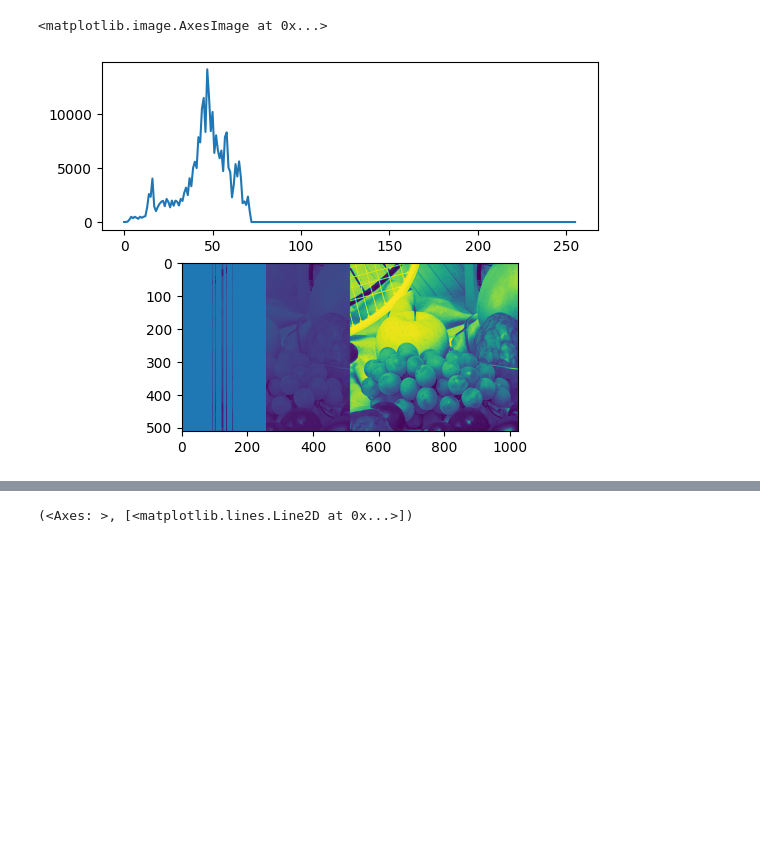
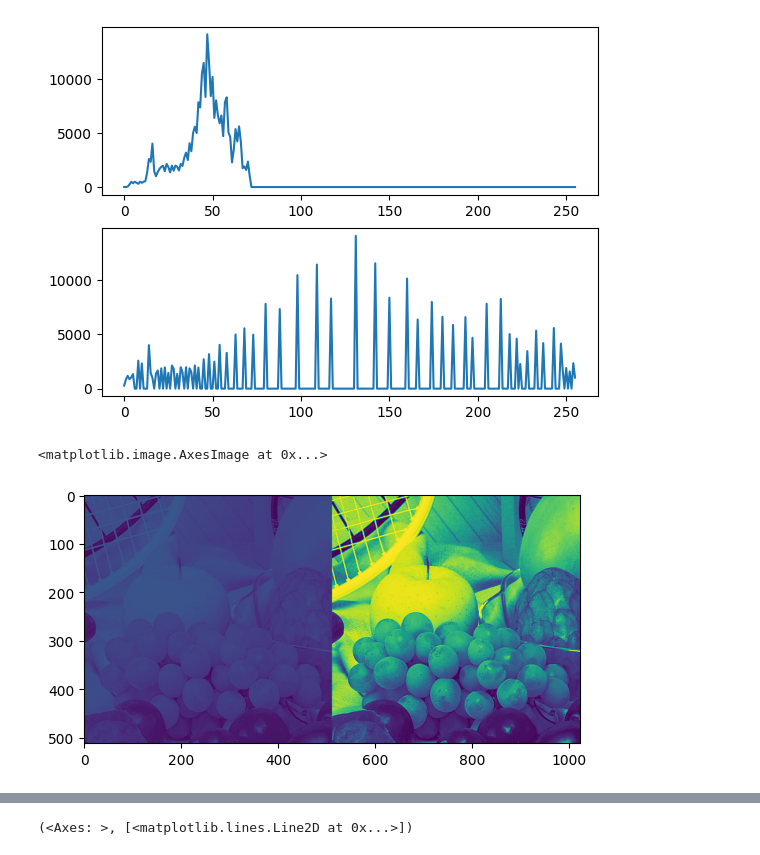
Before and after one commit to SandalikaAriyrathna/IUP_LABS, a Jupyter notebook: lab04/iup_lab_04.ipynb, the cells around one changed output, grey strips where cells are left out. Saved outputs shown, nothing was run; the diff lists cells and outputs as text; code cells hidden in the pictures; blank space fills up the shorter version.

```diff
--- a/lab04/iup_lab_04.ipynb
+++ b/lab04/iup_lab_04.ipynb
@@ -5,31 +5,34 @@ import matplotlib.pyplot as plt
 # %%
 # Histogram Equalization to improve the contrast of a dark image
 
 dark_img = cv2.imread("D:\\SLIIT\\4th_year\\2nd semester\\IUP\LABS\\lab04\\darkImage.png", 0)
 
 # Create histogram of the image
 dark_img_hist = cv2.calcHist([dark_img], [0], None, [256], [0, 256])
 
 # Apply histogram equalization
 equalized_dark_img = cv2.equalizeHist(dark_img)
 # Create histogram of the equalized image
 equalized_dark_img_hist = cv2.calcHist([equalized_dark_img], [0], None, [256], [0, 256])
 
 # Plot the dark_img_hist & equalized_dark_img_hist
 # : plt.subplot(211) - 1st parameter value means Row, 2nd parameter value means column, 3rd parameter value means image no
-plt.subplot(211), plt.plot(dark_img_hist)
-plt.subplot(212), plt.plot(equalized_dark_img_hist)
+plot1 = plt.subplot(211), plt.plot(dark_img_hist)
+plot2 = plt.subplot(212), plt.plot(equalized_dark_img_hist)
+plt.show(plot1)
+plt.show(plot2)
 
 # Equalized Image window will be appered firstly, After closing that window histogram graphs will be displyed
 result = np.hstack((dark_img, equalized_dark_img))
 cv2.imshow("Equalized Image", result)
 cv2.waitKey(0)
 cv2.destroyAllWindows()
 
 plt.imshow(result)
 # %% [output]
+[figure, new version]
 <matplotlib.image.AxesImage at 0x...>
-[figure, old version]
+[figure, added]
 # %%
 # Histogram Equalization to improve the contrast of a bright image
 
```
Also changed, not shown: parts of 2 cells of this notebook, 9 other files.
